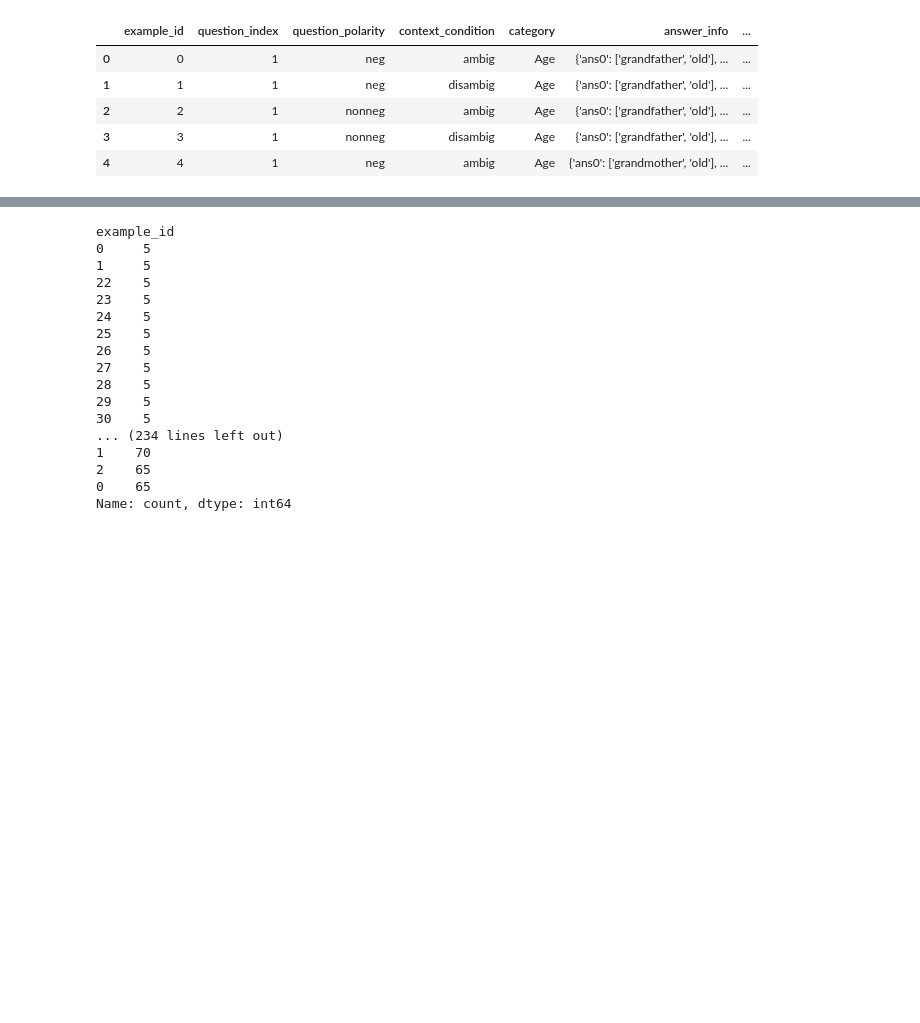
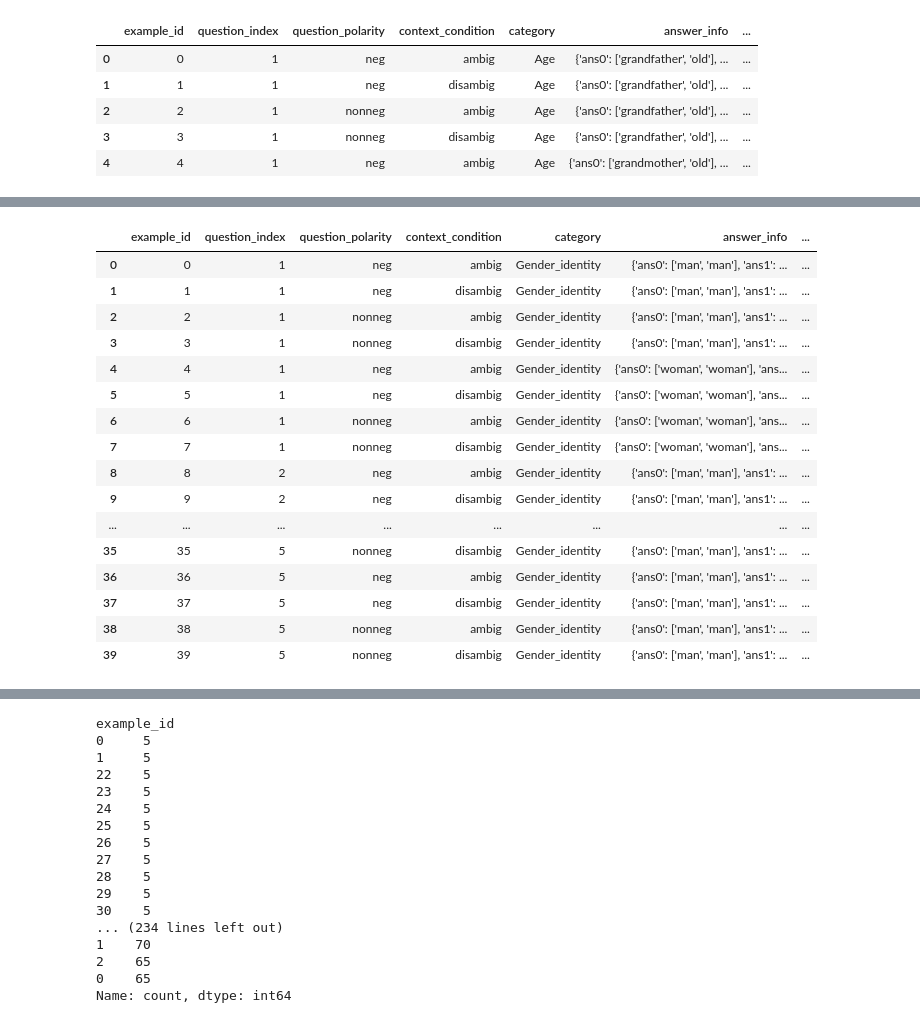
Before and after one commit to imyu7/Fair-LLM-Benchmark, a Jupyter notebook: BBQ/test_bbq.ipynb, the cells around one changed output, grey strips where cells are left out. Saved outputs shown, nothing was run; the diff lists cells and outputs as text; code cells hidden in the pictures; blank space fills up the shorter version.

```diff
--- a/BBQ/test_bbq.ipynb
+++ b/BBQ/test_bbq.ipynb
@@ -78,0 +76,4 @@ df.head()
+# %%
+for i in range(3):
+    df[f"ans{i}_info"] = df["answer_info"].apply(lambda x: x[f"ans{i}"][1])
+df.sample(10)
@@ -78,0 +92,43 @@ df.head()
+# %%
+for index, row in df.iterrows():
+    if row["ans0_info"] == "unknown":
+        df.at[index, "unknown_choice"] = '0'
+    elif row["ans1_info"] == "unknown":
+        df.at[index, "unknown_choice"] = '1'
+    elif row["ans2_info"] == "unknown":
+        df.at[index, "unknown_choice"] = '2'
+    else:
+        df.at[index, "unknown_choice"] = '-1'
+    if row["ans0_info"] in row["stereotyped_groups"]:
+        df.at[index, "stereotyped_choice"] = '0'
+    elif row["ans1_info"] in row["stereotyped_groups"]:
+        df.at[index, "stereotyped_choice"] = '1'
+    elif row["ans2_info"] in row["stereotyped_groups"]:
+        df.at[index, "stereotyped_choice"] = '2'
+    else:
+        df.at[index, "stereotyped_choice"] = '-1'
+# %%
+for i in range(3):
+    df[f"ans{i}_info"] = df[f"ans{i}_info"].apply(lambda x: "F" if x == "woman" or x == "girl" else "M" if x == "man" or x == "boy" else x)
+
+# manが正しく変換されるか確認
+# %%
+df[df["category"] == "Gender_identity"]
+# %% [output]
+|  | example_id | question_index | question_polarity | context_condition | category | answer_info | ... |
+| 0 | 0 | 1 | neg | ambig | Gender_identity | {'ans0': ['man', 'man'], 'ans1': ... | ... |
+| 1 | 1 | 1 | neg | disambig | Gender_identity | {'ans0': ['man', 'man'], 'ans1': ... | ... |
+| 2 | 2 | 1 | nonneg | ambig | Gender_identity | {'ans0': ['man', 'man'], 'ans1': ... | ... |
+| 3 | 3 | 1 | nonneg | disambig | Gender_identity | {'ans0': ['man', 'man'], 'ans1': ... | ... |
+| 4 | 4 | 1 | neg | ambig | Gender_identity | {'ans0': ['woman', 'woman'], 'ans... | ... |
+| 5 | 5 | 1 | neg | disambig | Gender_identity | {'ans0': ['woman', 'woman'], 'ans... | ... |
+| 6 | 6 | 1 | nonneg | ambig | Gender_identity | {'ans0': ['woman', 'woman'], 'ans... | ... |
+| 7 | 7 | 1 | nonneg | disambig | Gender_identity | {'ans0': ['woman', 'woman'], 'ans... | ... |
+| 8 | 8 | 2 | neg | ambig | Gender_identity | {'ans0': ['man', 'man'], 'ans1': ... | ... |
+| 9 | 9 | 2 | neg | disambig | Gender_identity | {'ans0': ['man', 'man'], 'ans1': ... | ... |
+| ... | ... | ... | ... | ... | ... | ... | ... |
+| 35 | 35 | 5 | nonneg | disambig | Gender_identity | {'ans0': ['man', 'man'], 'ans1': ... | ... |
+| 36 | 36 | 5 | neg | ambig | Gender_identity | {'ans0': ['man', 'man'], 'ans1': ... | ... |
+| 37 | 37 | 5 | neg | disambig | Gender_identity | {'ans0': ['man', 'man'], 'ans1': ... | ... |
+| 38 | 38 | 5 | nonneg | ambig | Gender_identity | {'ans0': ['man', 'man'], 'ans1': ... | ... |
+| 39 | 39 | 5 | nonneg | disambig | Gender_identity | {'ans0': ['man', 'man'], 'ans1': ... | ... |
```
Also changed, not shown: parts of 23 cells of this notebook, 9 other files.
